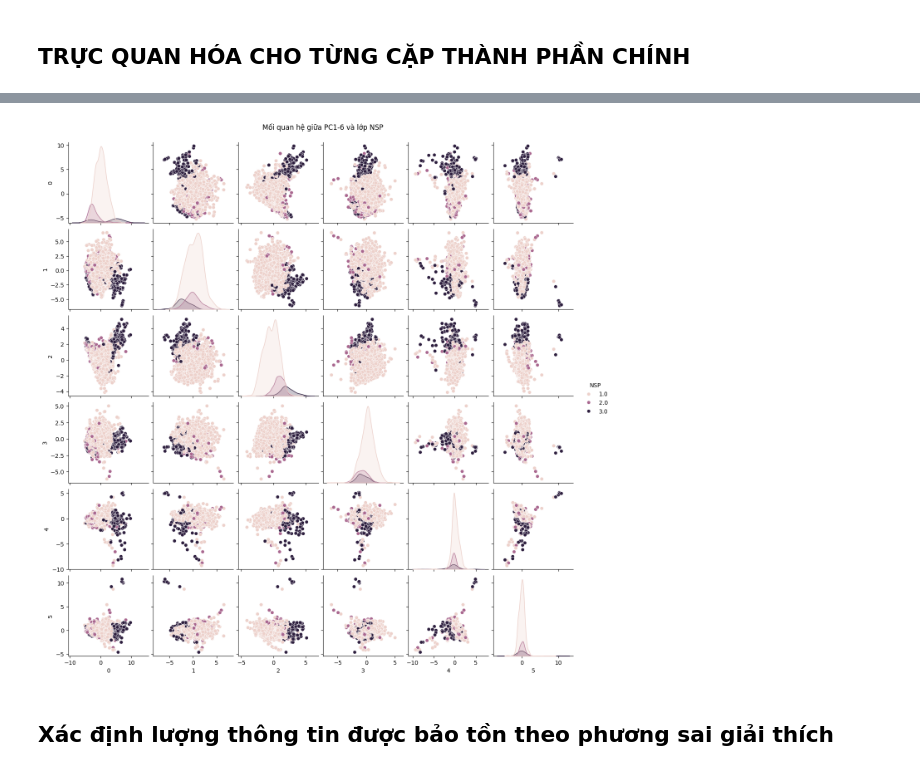
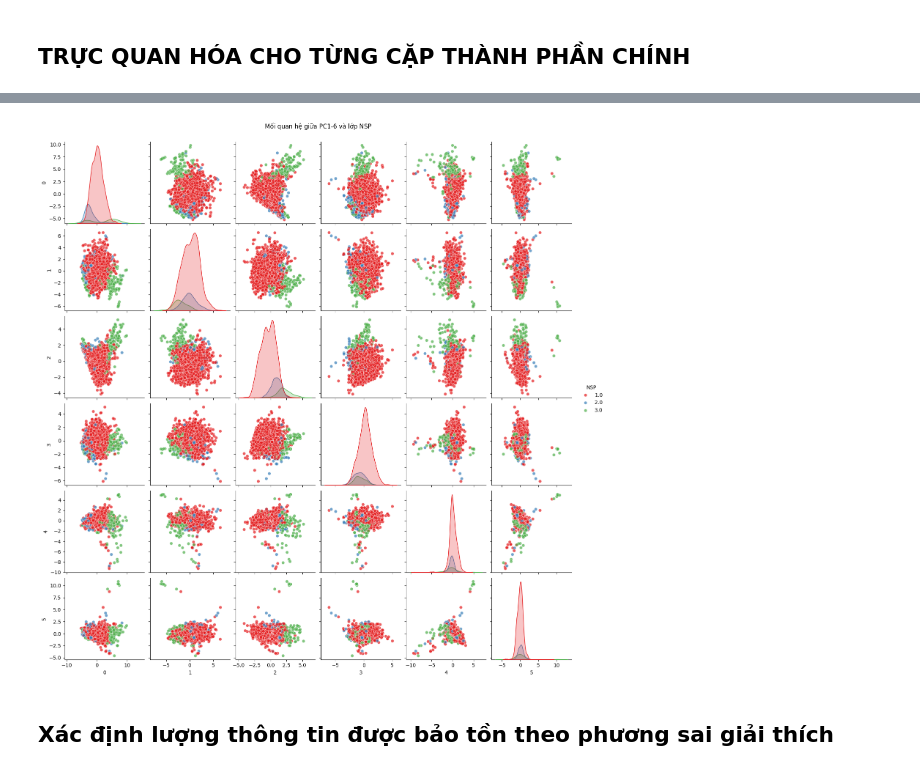
Before and after one commit to VuVanTien03/machine-learning, a Jupyter notebook: notebook/dimension_reduction/pca.ipynb, the cells around one changed output, grey strips where cells are left out. Saved outputs shown, nothing was run; the diff lists cells and outputs as text; code cells hidden in the pictures.

```diff
--- a/notebook/dimension_reduction/pca.ipynb
+++ b/notebook/dimension_reduction/pca.ipynb
@@ -49,18 +62,18 @@ eig_values, eig_vectors
 # %%
 import seaborn as sns
 import matplotlib.pyplot as plt
 
 # Chiếu dữ liệu vào không gian mới gồm 6 thành phần chính đầu
 PCs = X.dot(eig_vectors[:, :6])
 
 PCs['NSP'] = df['NSP']
 
 # Trực quan hóa tương quan giữa PC1-PC6
-sns.pairplot(PCs, hue="NSP", diag_kind='kde', height=2.2)
+sns.pairplot(PCs, hue='NSP', palette='Set1', plot_kws={'alpha': 0.7})
 plt.suptitle("Mối quan hệ giữa PC1-6 và lớp NSP", y=1.02)
 plt.show()
 # %% [output]
-[figure, old version]
+[figure, new version]
 # %% [markdown]
 ## Xác định lượng thông tin được bảo tồn theo phương sai giải thích
 # %%
```
Also changed, not shown: parts of 2 cells of this notebook, 2 other files.
